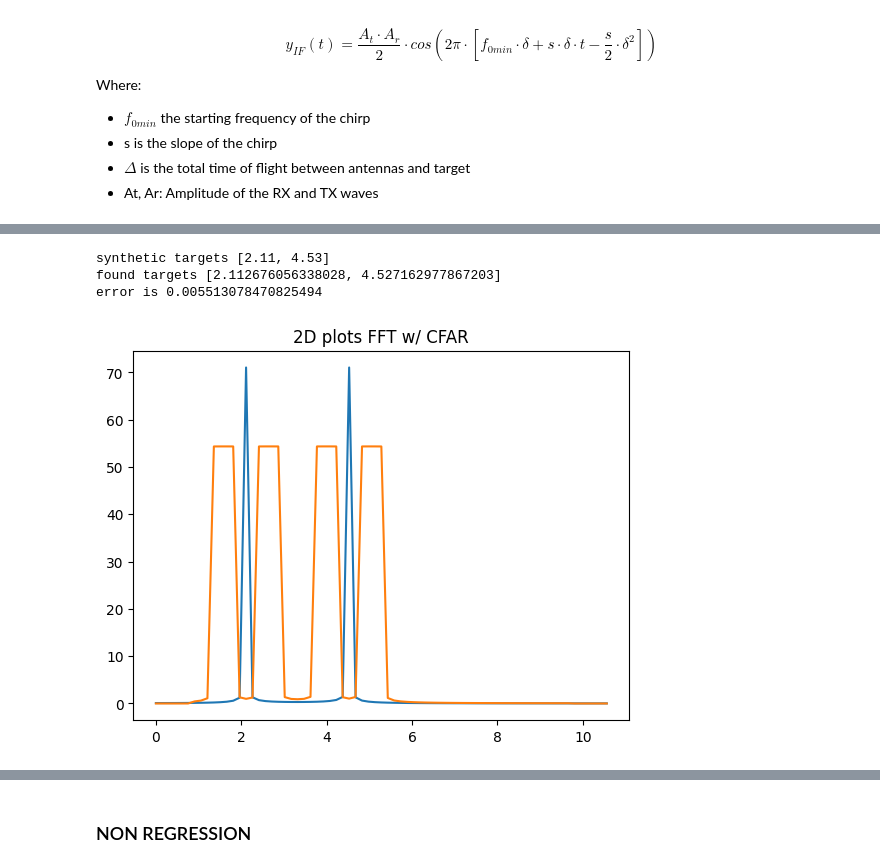
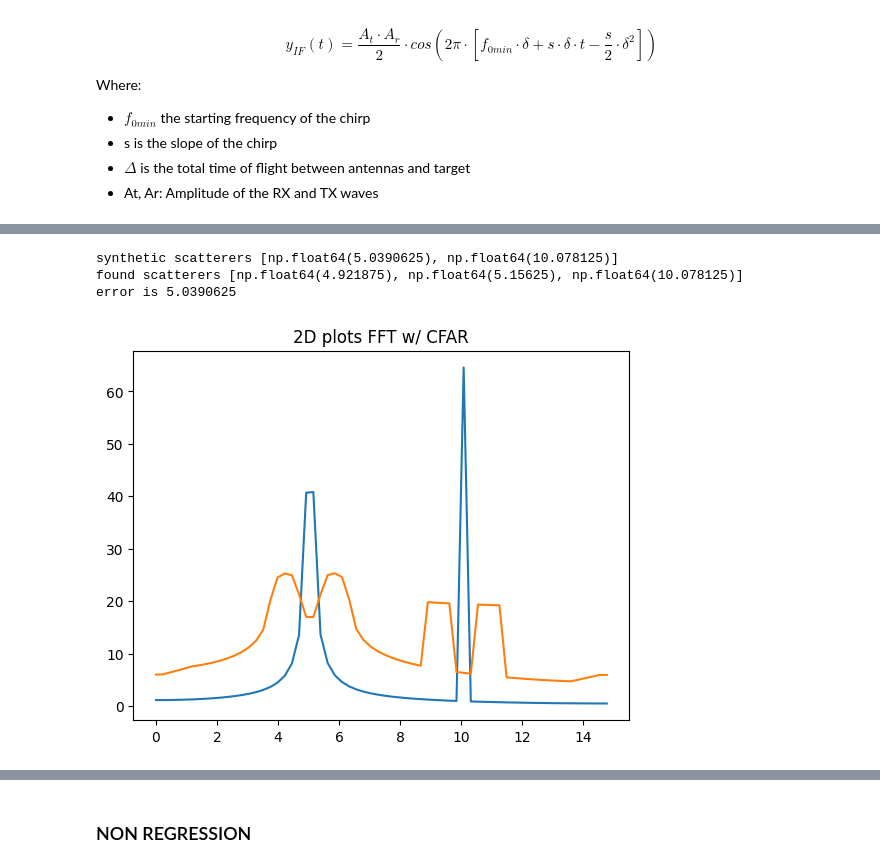
Before and after one commit to matt-chv/mmWrt, a Jupyter notebook: docs/Intro_nb.ipynb, the cells around one changed output, grey strips where cells are left out. Cells and saved outputs as stored; diff of their text form; code cells hidden in the pictures.

```diff
--- a/docs/Intro_nb.ipynb
+++ b/docs/Intro_nb.ipynb
@@ -104,48 +100,56 @@ from mmWrt import RadarSignalProcessing as rsp  # noqa: E402
 # %%
 c = 3e8
 
 debug_ON = False
 test = 0
-radar = Radar(transmitter=Transmitter(bw=1e9, chirp_slope=70e8),
-              receiver=Receiver(adc_sample_rate=1e3, adc_sample_rate=256,
+chirp_bandwidth = 2e9  # 1e9
+chirp_slope0 = 5e12  #280e8
+chirp_end_time0 = chirp_bandwidth/chirp_slope0
+
+radar = Radar(transmitter=Transmitter(chirp_end_time=chirp_end_time0,
+                                      chirp_slope=chirp_slope0),
+              receiver=Receiver(adc_sample_rate=1e6,
+                                adc_sample_count=128,
                                 debug=debug_ON), debug=debug_ON)
 
-target1 = Scatterer(2.11)
-target2 = Scatterer(4.53, 0, 0, xt=lambda t: 2*t+4.53)
-# below is also an equivalent definition of target2
-# as at t=0 the position will be x0=2+3=5
-# target2 = Scatterer(2, 0, 0, vx=lambda t: 2*t+3)
-targets = [target1, target2]
+# artificially define scatters so they fall in the
+# middle of range bin for illustration purposes
+# later of what happen when it is not the case
+scatterer1 = Scatterer(5.0390625)
+scatterer2 = Scatterer(2*5.0390625)
+scatterers = [scatterer1, scatterer2]
 
-bb = rt_points(radar, targets, debug=debug_ON)
-Distances, range_profile = rsp.range_fft(bb)
-ca_cfar = rsp.cfar_ca_1d(range_profile)
+bb = rt_points([radar],
+               scatterers,
+               radar, debug=debug_ON)
+Distances, range_profile = rsp.range_fft(bb["adc_cube"][0,0,0,:], bb)
+ca_cfar = rsp.cfar_ca_1d(range_profile, Pfa=1e-8)
 
 mag_r = abs(range_profile)
 mag_c = abs(ca_cfar)
 # little hack to remove small FFT ripples : mag_r> 5
 target_filter = ((mag_r > mag_c) & (mag_r > 5))
 
 index_peaks = where(target_filter)[0]
 # grouped_peaks = rsp.peak_grouping_1d(index_peaks)
 
-found_targets = [Scatterer(Distances[i]) for i in index_peaks]
-error = rsp.error([target1, target2], found_targets)
-print("synthetic targets", [t.distance() for t in targets])
-print("found targets", [t.distance() for t in found_targets])
+found_scatterers = [Scatterer(Distances[i]) for i in index_peaks]
+error = rsp.error([scatterer1, scatterer2], found_scatterers)
+print("synthetic scatterers", [t.distance() for t in scatterers])
+print("found scatterers", [t.distance() for t in found_scatterers])
 print("error is", error)
 
 # 2D representation of the FFT and CFAR
 # plot on X,Y axis the FFT and CFAR
 plt.plot(Distances, mag_r)
 plt.plot(Distances, mag_c)
 plt.title("2D plots FFT w/ CFAR")
 plt.show()
 # %% [output]
-synthetic targets [2.11, 4.53]
-found targets [2.112676056338028, 4.527162977867203]
-error is 0.005513078470825494
+synthetic scatterers [np.float64(5.0390625), np.float64(10.078125)]
+found scatterers [np.float64(4.921875), np.float64(5.15625), np.float64(10.078125)]
+error is 5.0390625
-[figure, old version]
+[figure, new version]
 # %%
 # 1D representation of the FFT
 # useful later on to show the link between 1D FFT and 2D FFTs
```
Also changed, not shown: parts of 5 cells of this notebook, 1 other file.
